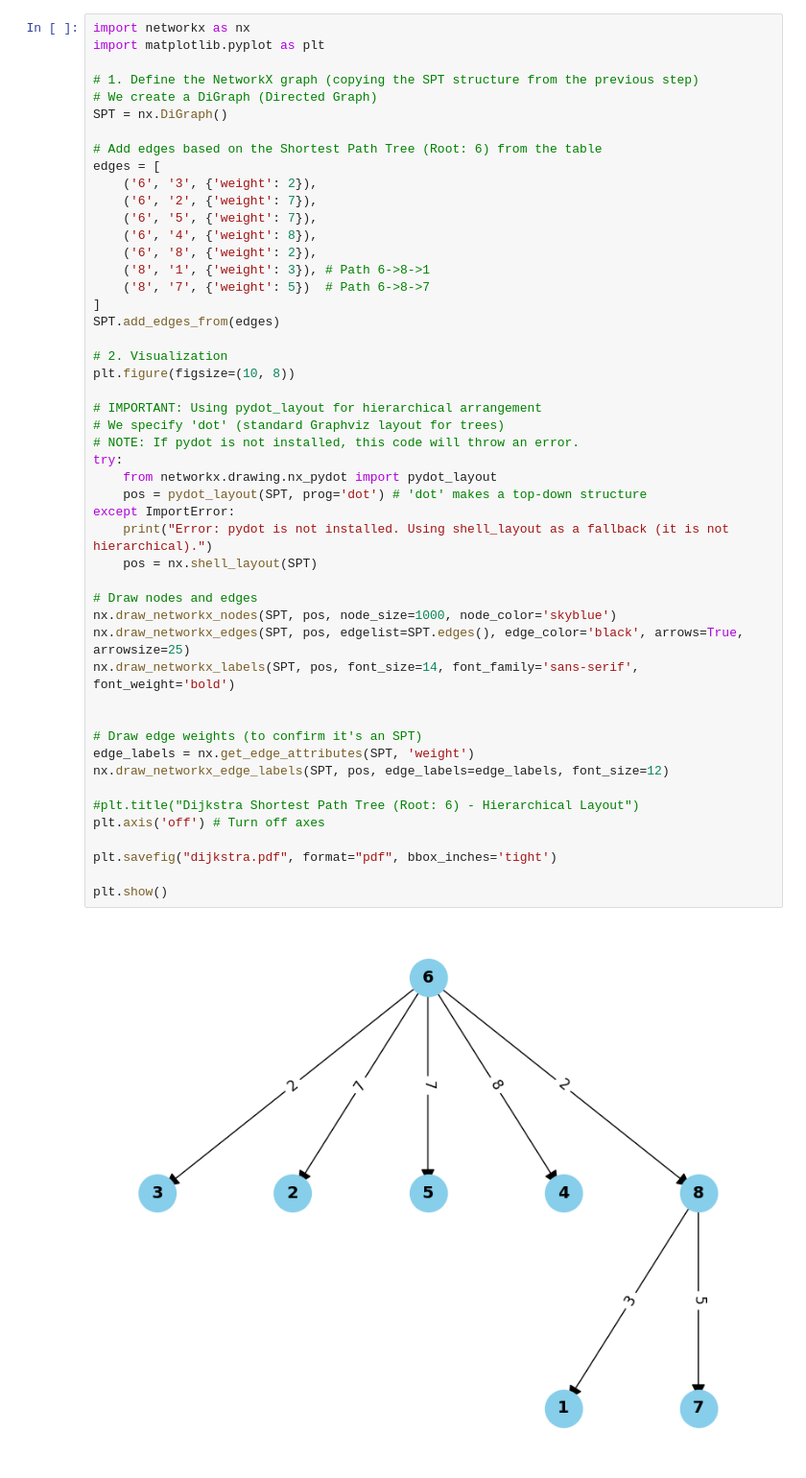
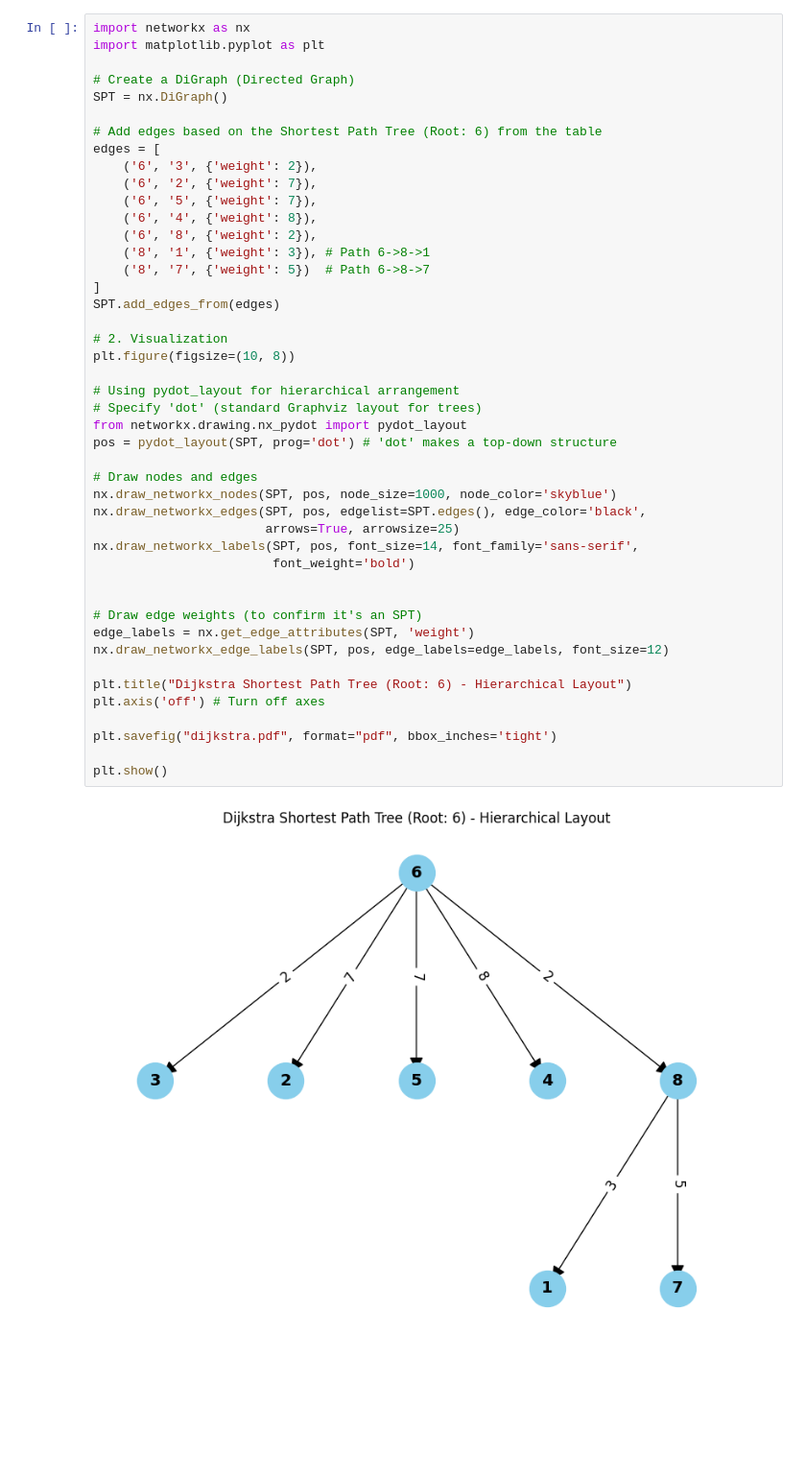
Before and after one commit to 314sirius/Graphs, a Jupyter notebook: shortest_path.ipynb, the cells around one changed output. Shown at 96% size. Saved outputs shown, nothing was run; the diff lists cells and outputs as text; blank space fills up the shorter version.

Commit message:
added networkx examples

```diff
--- a/shortest_path.ipynb
+++ b/shortest_path.ipynb
@@ -105,50 +208,46 @@ print("-------------------------------------------------------------------------
 import networkx as nx
 import matplotlib.pyplot as plt
 
-# 1. Define the NetworkX graph (copying the SPT structure from the previous step)
-# We create a DiGraph (Directed Graph)
+# Create a DiGraph (Directed Graph)
 SPT = nx.DiGraph()
 
 # Add edges based on the Shortest Path Tree (Root: 6) from the table
 edges = [
     ('6', '3', {'weight': 2}),
     ('6', '2', {'weight': 7}),
     ('6', '5', {'weight': 7}),
     ('6', '4', {'weight': 8}),
     ('6', '8', {'weight': 2}),
     ('8', '1', {'weight': 3}), # Path 6->8->1
     ('8', '7', {'weight': 5})  # Path 6->8->7
 ]
 SPT.add_edges_from(edges)
 
 # 2. Visualization
 plt.figure(figsize=(10, 8))
 
-# IMPORTANT: Using pydot_layout for hierarchical arrangement
-# We specify 'dot' (standard Graphviz layout for trees)
-# NOTE: If pydot is not installed, this code will throw an error.
-try:
-    from networkx.drawing.nx_pydot import pydot_layout
-    pos = pydot_layout(SPT, prog='dot') # 'dot' makes a top-down structure
-except ImportError:
-    print("Error: pydot is not installed. Using shell_layout as a fallback (it is not hierarchical).")
-    pos = nx.shell_layout(SPT)
+# Using pydot_layout for hierarchical arrangement
+# Specify 'dot' (standard Graphviz layout for trees)
+from networkx.drawing.nx_pydot import pydot_layout
+pos = pydot_layout(SPT, prog='dot') # 'dot' makes a top-down structure
 
 # Draw nodes and edges
 nx.draw_networkx_nodes(SPT, pos, node_size=1000, node_color='skyblue')
-nx.draw_networkx_edges(SPT, pos, edgelist=SPT.edges(), edge_color='black', arrows=True, arrowsize=25)
-nx.draw_networkx_labels(SPT, pos, font_size=14, font_family='sans-serif', font_weight='bold')
+nx.draw_networkx_edges(SPT, pos, edgelist=SPT.edges(), edge_color='black',
+                       arrows=True, arrowsize=25)
+nx.draw_networkx_labels(SPT, pos, font_size=14, font_family='sans-serif',
+                        font_weight='bold')
 
 
 # Draw edge weights (to confirm it's an SPT)
 edge_labels = nx.get_edge_attributes(SPT, 'weight')
 nx.draw_networkx_edge_labels(SPT, pos, edge_labels=edge_labels, font_size=12)
 
-#plt.title("Dijkstra Shortest Path Tree (Root: 6) - Hierarchical Layout")
+plt.title("Dijkstra Shortest Path Tree (Root: 6) - Hierarchical Layout")
 plt.axis('off') # Turn off axes
 
 plt.savefig("dijkstra.pdf", format="pdf", bbox_inches='tight')
 
 plt.show()
 # %% [output]
-[figure, old version]
+[figure, new version]
```
Also changed, not shown: parts of 13 cells of this notebook.
